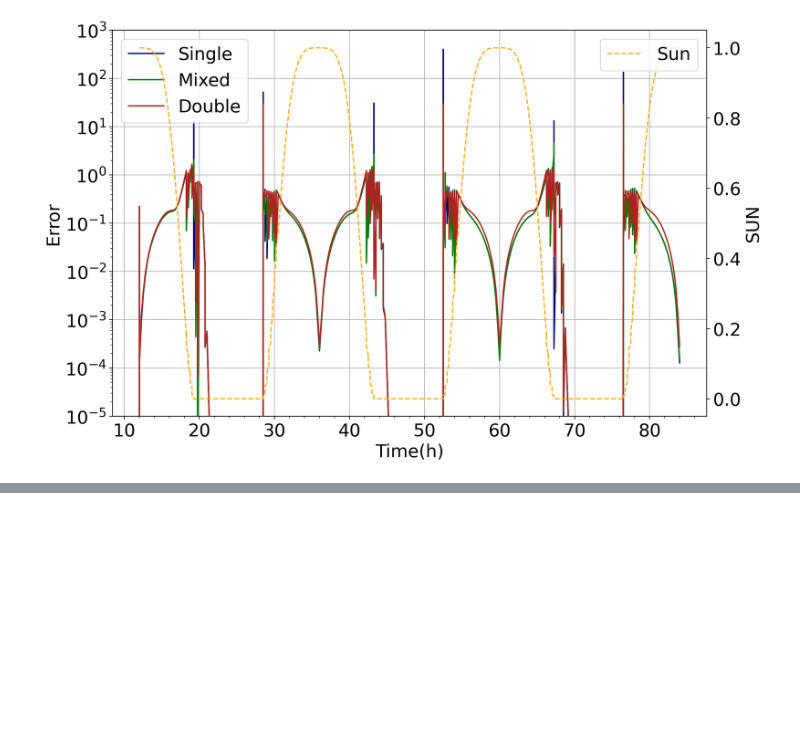
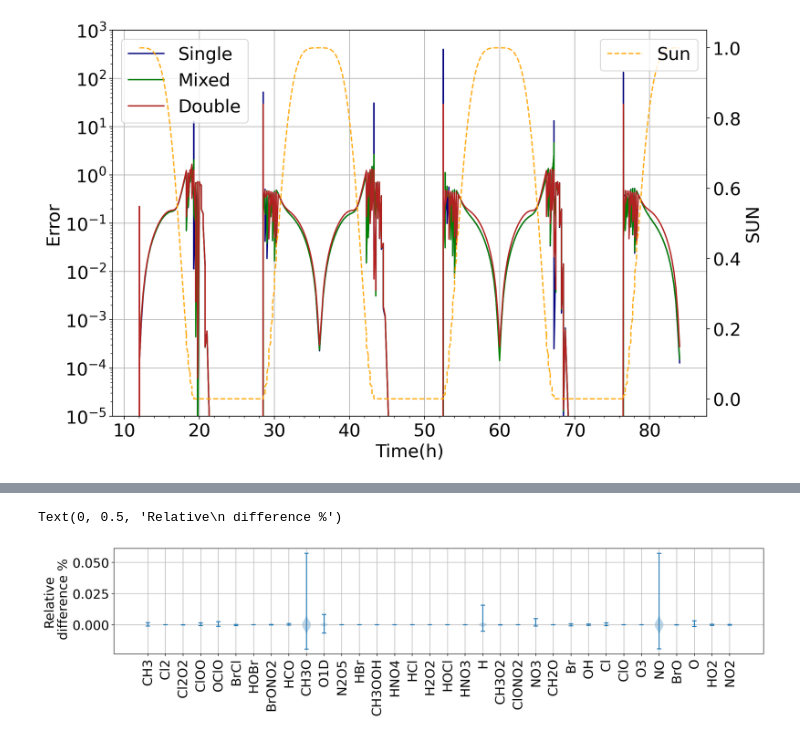
Before and after one commit to kyriacossofocleous/KPP, a Jupyter notebook: Graphs.ipynb, the cells around one changed output, grey strips where cells are left out. Drawn from its saved outputs; the diff is of its cells as text; code cells hidden in the pictures; blank space fills up the shorter version.

```diff
--- a/Graphs.ipynb
+++ b/Graphs.ipynb
@@ -67,0 +115,42 @@ plt.show()
+# %%
+model = "strato"
+species_names = ("CH3","Cl2","Cl2O2","ClOO","OClO","BrCl","HOBr","BrONO2","HCO","CH3O","O1D","N2O5","HBr","CH3OOH","HNO4","HCl","H2O2","HOCl","HNO3","H","CH3O2","ClONO2","NO3","CH2O","Br","OH","Cl","ClO","O3","NO","BrO","O","HO2","NO2")
+species = len(species_names)
+# %%
+concentrations_double = np.loadtxt(("%s/%s_dp/%s_dp.dat" % (os.getcwd(),model, model)),usecols=range(1,species+1))
+concentrations_mixed = np.loadtxt(("%s/%s_mp/%s_mp.dat" % (os.getcwd(),model, model)),usecols=range(1,species+1))
+# %%
+#violin plot
+
+reldiff = np.zeros([len(concentrations_mixed), species])
+for j in range(species):
+    for i in range(len(concentrations_mixed)):
+        if concentrations_mixed[i][j] == 0:
+            reldiff[i][j] = 0.0
+        else:
+            reldiff[i][j] = (concentrations_double[i][j]-concentrations_mixed[i][j])/(concentrations_double[i][j]+concentrations_mixed[i][j])
+
+coll = np.zeros(species,dtype=object)
+coll2 = np.zeros(species,dtype=object)
+coll3 = np.zeros(1,dtype=object)
+species_names2 = np.zeros(species-1,dtype=object)
+species_names3 = np.zeros(1,dtype=object)
+
+for j in range(species):
+    coll[j] = reldiff[:,j]
+
+
+plt.figure(figsize=(18,3), dpi=200)
+ax = plt.subplot(111)
+plt.violinplot(coll)
+ax.set_xticks(range(1,species+1))
+ax.set_xticklabels(species_names,rotation = 90,fontsize=20)
+ax.tick_params(axis='y', labelsize=20)
+plt.locator_params(axis='y', nbins=4)
+
+
+ax.grid(True, which="major")
+plt.ylabel('Relative\n difference %', fontsize=20)
+# %% [output]
+Text(0, 0.5, 'Relative\n difference %')
+[figure, added]
```
Also changed, not shown: parts of 6 cells of this notebook, 27 other files.
